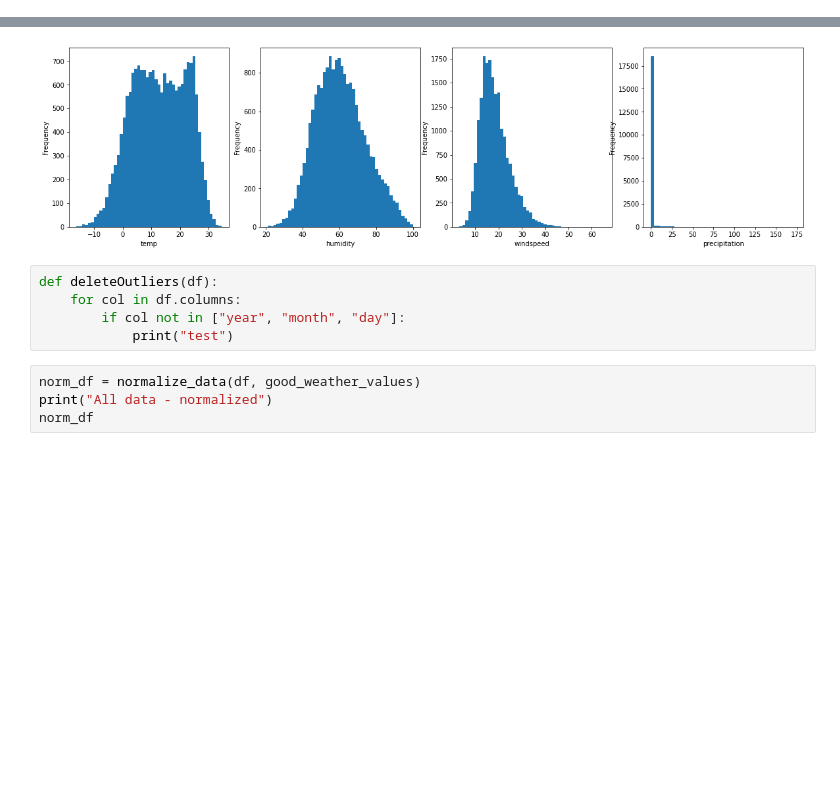
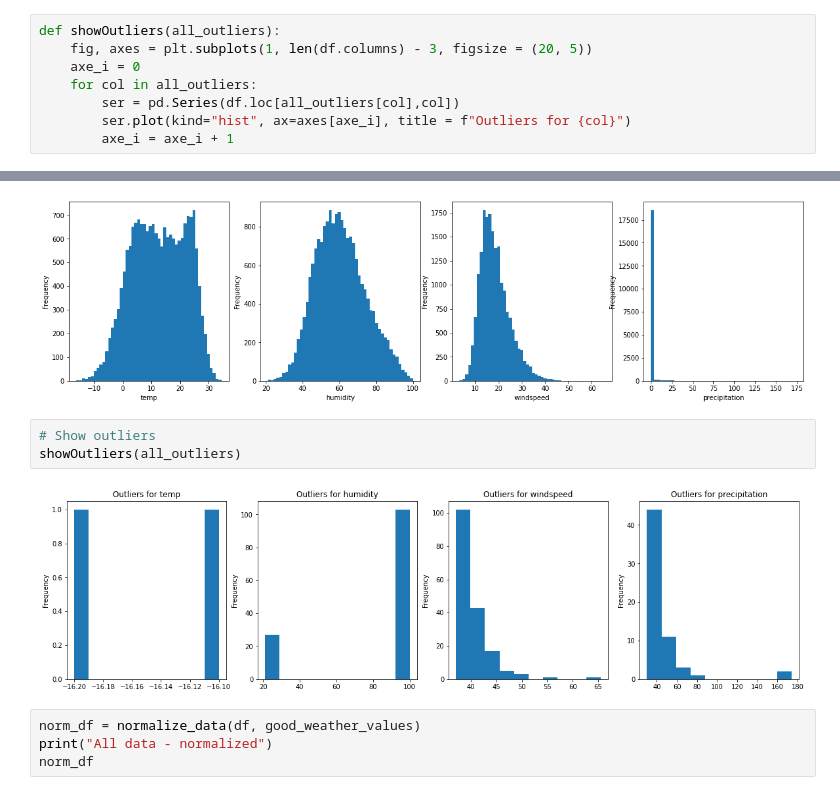
Before and after one commit to GalDear/Data-science-Weather, a Jupyter notebook: main.ipynb, the cells around one changed output, grey strips where cells are left out. Drawn from its saved outputs; the diff is of its cells as text; blank space fills up the shorter version.

Commit message:
more outliers visualization

```diff
--- a/main.ipynb
+++ b/main.ipynb
@@ -152,6 +156,14 @@ def getOutliers(df):
             print (f"Number of outliers for {col} - {sum(outliers)}")
             all_outliers[col] = outliers
     return all_outliers
+# %%
+def showOutliers(all_outliers):
+    fig, axes = plt.subplots(1, len(df.columns) - 3, figsize = (20, 5))
+    axe_i = 0
+    for col in all_outliers:
+        ser = pd.Series(df.loc[all_outliers[col],col])
+        ser.plot(kind="hist", ax=axes[axe_i], title = f"Outliers for {col}")
+        axe_i = axe_i + 1
 # %%
 # nice weather:
 # temp 18-25
@@ -203,11 +215,11 @@ Number of outliers for humidity - 130
 Number of outliers for windspeed - 172
 Number of outliers for precipitation - 279
 [figure]
-# %%
-def deleteOutliers(df):
-    for col in df.columns:
-        if col not in ["year", "month", "day"]:
-            print("test")
+# %%
+# Show outliers
+showOutliers(all_outliers)
+# %% [output]
+[figure, added]
 # %%
 norm_df = normalize_data(df, good_weather_values)
 print("All data - normalized")
```
Also changed, not shown: parts of 1 cell of this notebook.
